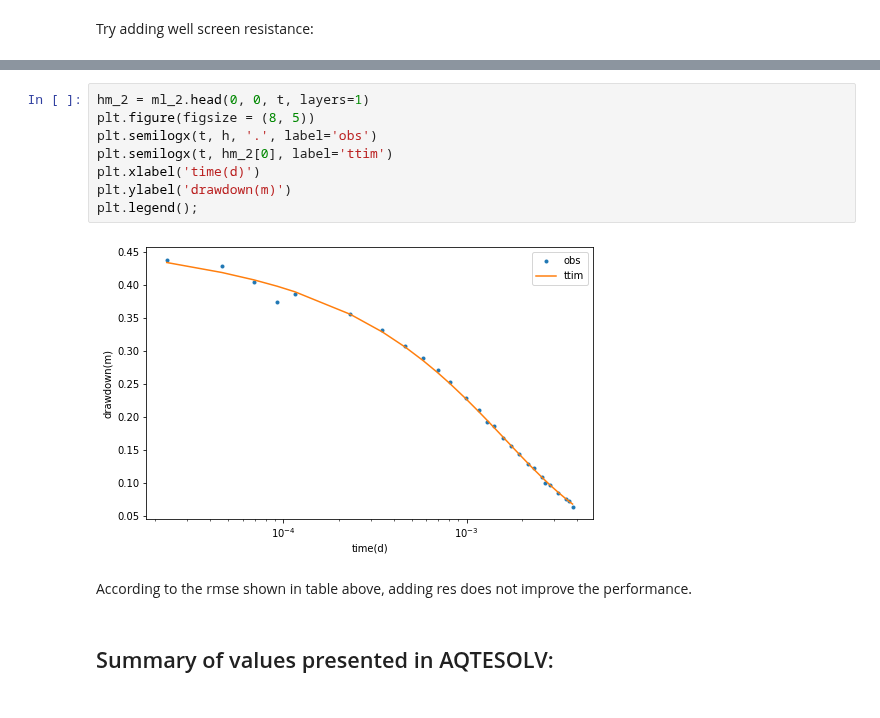
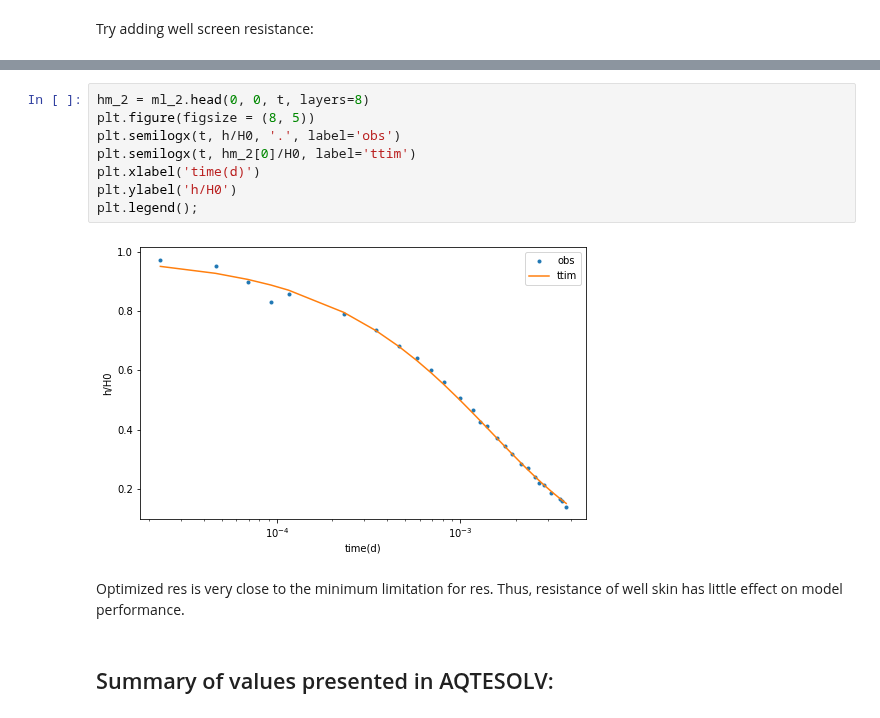
Before and after one commit to mbakker7/ttim, a Jupyter notebook: pumpingtest_benchmarks/12_falling-head_slug_test.ipynb, the cells around one changed output, grey strips where cells are left out. Saved outputs shown, nothing was run; the diff lists cells and outputs as text.

```diff
--- a/pumpingtest_benchmarks/12_falling-head_slug_test.ipynb
+++ b/pumpingtest_benchmarks/12_falling-head_slug_test.ipynb
@@ -197,15 +197,15 @@ RMSE: 0.005511107377123856
 # %%
-hm_2 = ml_2.head(0, 0, t, layers=1)
+hm_2 = ml_2.head(0, 0, t, layers=8)
 plt.figure(figsize = (8, 5))
-plt.semilogx(t, h, '.', label='obs')
-plt.semilogx(t, hm_2[0], label='ttim')
+plt.semilogx(t, h/H0, '.', label='obs')
+plt.semilogx(t, hm_2[0]/H0, label='ttim')
 plt.xlabel('time(d)')
-plt.ylabel('drawdown(m)')
+plt.ylabel('h/H0')
 plt.legend();
 # %% [output]
-[figure, old version]
+[figure, new version]
-# %% [markdown]
-According to the rmse shown in table above, adding res does not improve the performance.
+# %% [markdown]
+Optimized res is very close to the minimum limitation for res. Thus, resistance of well skin has little effect on model performance.
 # %% [markdown]
 ## Summary of values presented in AQTESOLV:
 # %%
```
Also changed, not shown: parts of 14 cells of this notebook, 44 other files.
